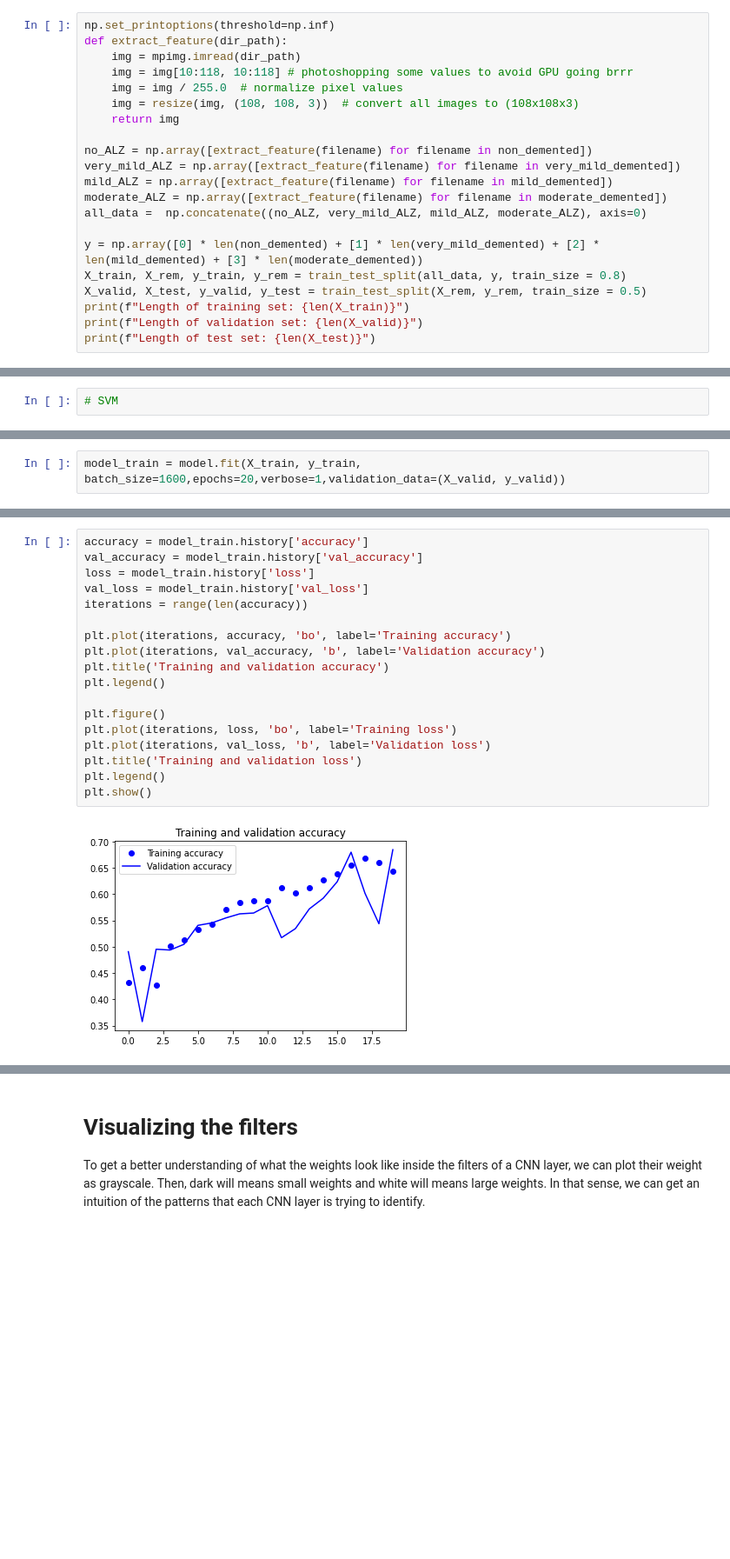
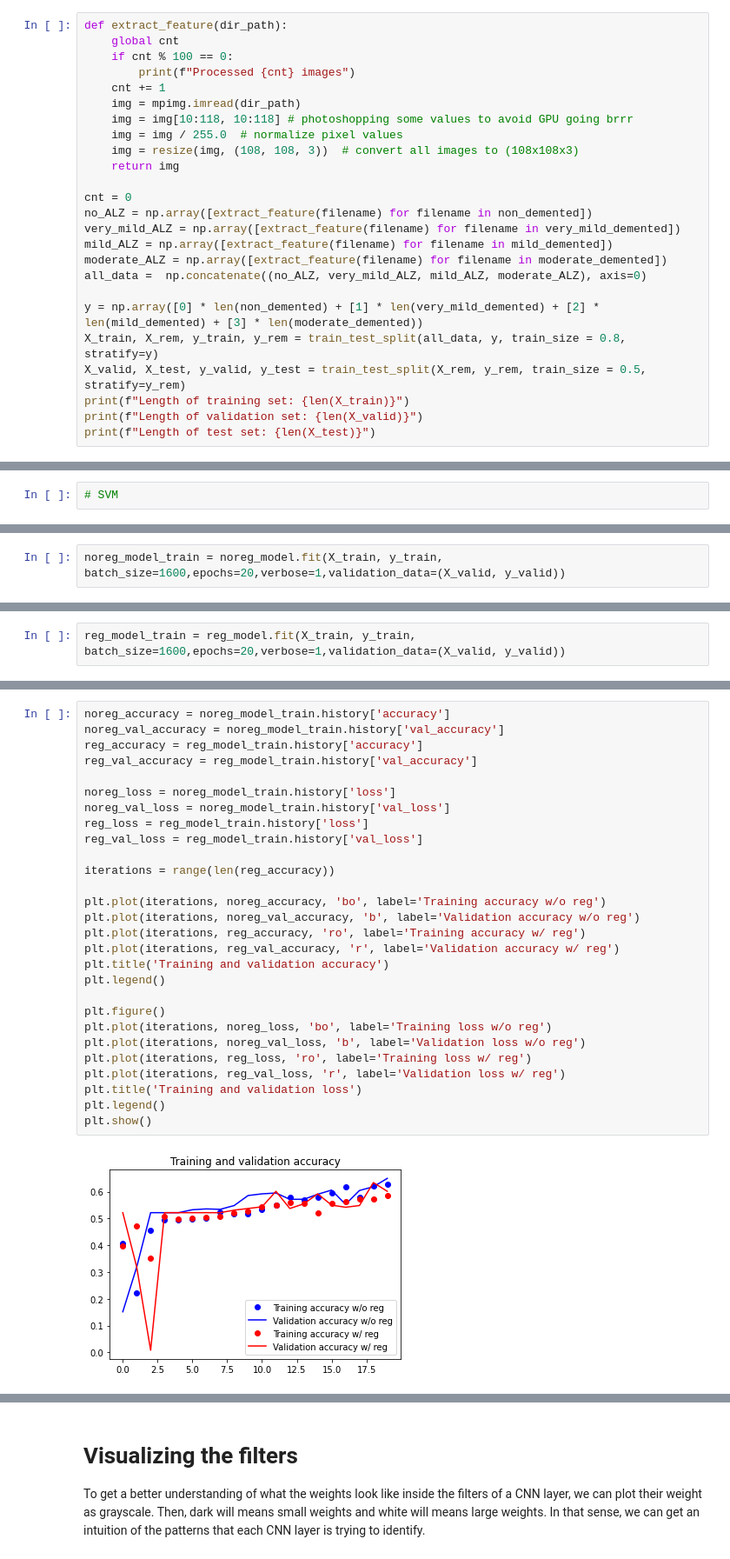
Before and after one commit to trietvuive/MRI_Alzheimer, a Jupyter notebook: notebook.ipynb, the cells around one changed output, grey strips where cells are left out. Shown at 87% size. Drawn from its saved outputs; the diff is of its cells as text; blank space fills up the shorter version.

```diff
--- a/notebook.ipynb
+++ b/notebook.ipynb
@@ -43,12 +37,16 @@ plt.show()
 # %%
-np.set_printoptions(threshold=np.inf)
 def extract_feature(dir_path):
+    global cnt
+    if cnt % 100 == 0:
+        print(f"Processed {cnt} images")
+    cnt += 1
     img = mpimg.imread(dir_path)
     img = img[10:118, 10:118] # photoshopping some values to avoid GPU going brrr
     img = img / 255.0  # normalize pixel values
     img = resize(img, (108, 108, 3))  # convert all images to (108x108x3)
     return img
 
+cnt = 0
 no_ALZ = np.array([extract_feature(filename) for filename in non_demented])
 very_mild_ALZ = np.array([extract_feature(filename) for filename in very_mild_demented])
 mild_ALZ = np.array([extract_feature(filename) for filename in mild_demented])
@@ -56,8 +54,8 @@ moderate_ALZ = np.array([extract_feature(filename) for filename in moderate_deme
 all_data =  np.concatenate((no_ALZ, very_mild_ALZ, mild_ALZ, moderate_ALZ), axis=0)
 
 y = np.array([0] * len(non_demented) + [1] * len(very_mild_demented) + [2] * len(mild_demented) + [3] * len(moderate_demented))
-X_train, X_rem, y_train, y_rem = train_test_split(all_data, y, train_size = 0.8)
-X_valid, X_test, y_valid, y_test = train_test_split(X_rem, y_rem, train_size = 0.5)
+X_train, X_rem, y_train, y_rem = train_test_split(all_data, y, train_size = 0.8, stratify=y)
+X_valid, X_test, y_valid, y_test = train_test_split(X_rem, y_rem, train_size = 0.5, stratify=y_rem)
 print(f"Length of training set: {len(X_train)}")
 print(f"Length of validation set: {len(X_valid)}")
 print(f"Length of test set: {len(X_test)}")
@@ -132,0 +158,2 @@ None
+# %%
+noreg_model_train = noreg_model.fit(X_train, y_train, batch_size=1600,epochs=20,verbose=1,validation_data=(X_valid, y_valid))
@@ -133,4 +195,4 @@ None
 # %%
-model_train = model.fit(X_train, y_train, batch_size=1600,epochs=20,verbose=1,validation_data=(X_valid, y_valid))
+reg_model_train = reg_model.fit(X_train, y_train, batch_size=1600,epochs=20,verbose=1,validation_data=(X_valid, y_valid))
 # %% [output]
 Epoch 1/20
@@ -160,20 +235,30 @@ The model runs for 20 iterations. This section will plot its accuracy and cross-
 # %%
-accuracy = model_train.history['accuracy']
-val_accuracy = model_train.history['val_accuracy']
-loss = model_train.history['loss']
-val_loss = model_train.history['val_loss']
-iterations = range(len(accuracy))
+noreg_accuracy = noreg_model_train.history['accuracy']
+noreg_val_accuracy = noreg_model_train.history['val_accuracy']
+reg_accuracy = reg_model_train.history['accuracy']
+reg_val_accuracy = reg_model_train.history['val_accuracy']
 
-plt.plot(iterations, accuracy, 'bo', label='Training accuracy')
-plt.plot(iterations, val_accuracy, 'b', label='Validation accuracy')
+noreg_loss = noreg_model_train.history['loss']
+noreg_val_loss = noreg_model_train.history['val_loss']
+reg_loss = reg_model_train.history['loss']
+reg_val_loss = reg_model_train.history['val_loss']
+
+iterations = range(len(reg_accuracy))
+
+plt.plot(iterations, noreg_accuracy, 'bo', label='Training accuracy w/o reg')
+plt.plot(iterations, noreg_val_accuracy, 'b', label='Validation accuracy w/o reg')
+plt.plot(iterations, reg_accuracy, 'ro', label='Training accuracy w/ reg')
+plt.plot(iterations, reg_val_accuracy, 'r', label='Validation accuracy w/ reg')
 plt.title('Training and validation accuracy')
 plt.legend()
 
 plt.figure()
-plt.plot(iterations, loss, 'bo', label='Training loss')
-plt.plot(iterations, val_loss, 'b', label='Validation loss')
+plt.plot(iterations, noreg_loss, 'bo', label='Training loss w/o reg')
+plt.plot(iterations, noreg_val_loss, 'b', label='Validation loss w/o reg')
+plt.plot(iterations, reg_loss, 'ro', label='Training loss w/ reg')
+plt.plot(iterations, reg_val_loss, 'r', label='Validation loss w/ reg')
 plt.title('Training and validation loss')
 plt.legend()
 plt.show()
 # %% [output]
-[figure, old version]
+[figure, new version]
```
Also changed, not shown: parts of 19 cells of this notebook.
